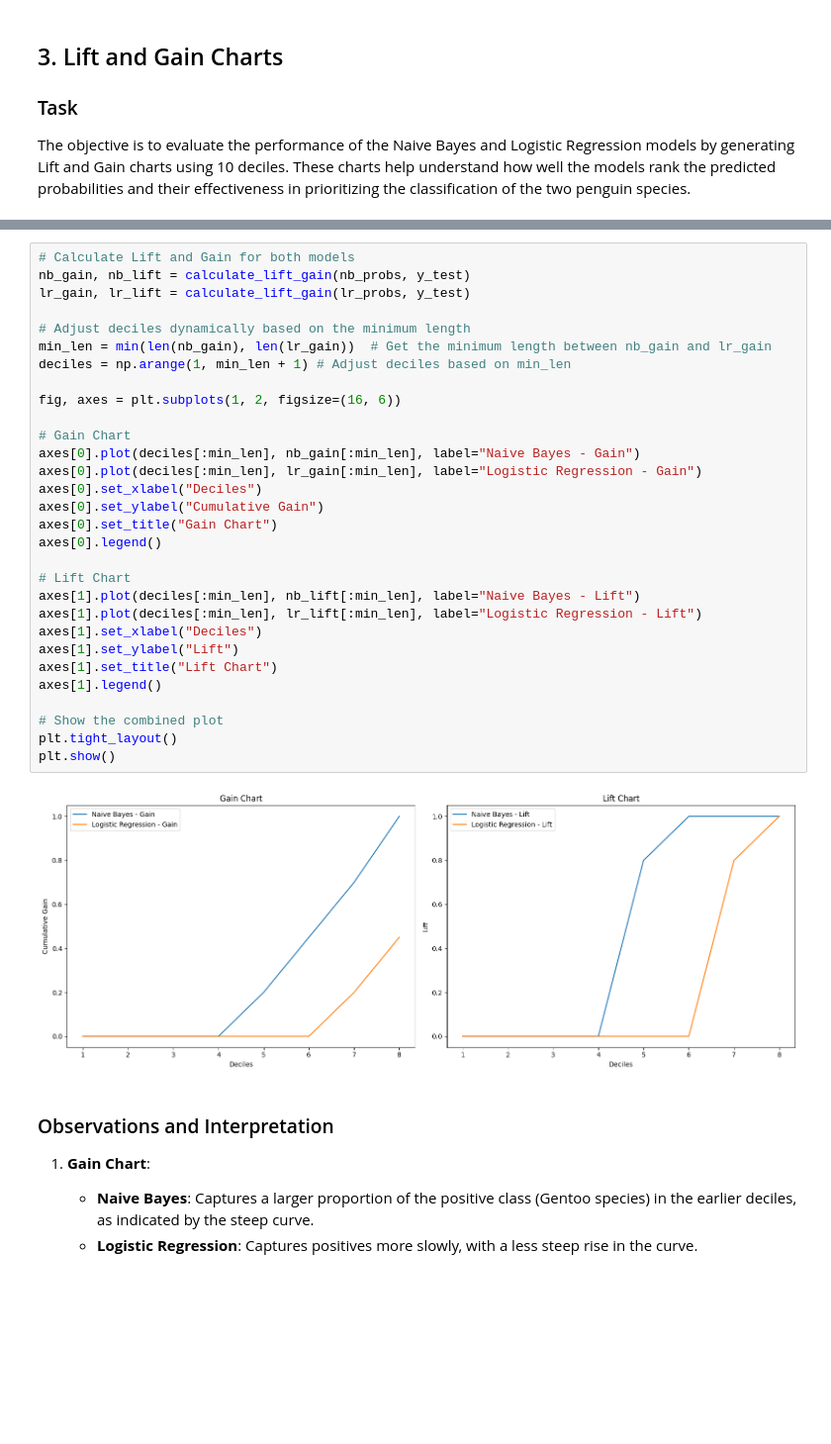
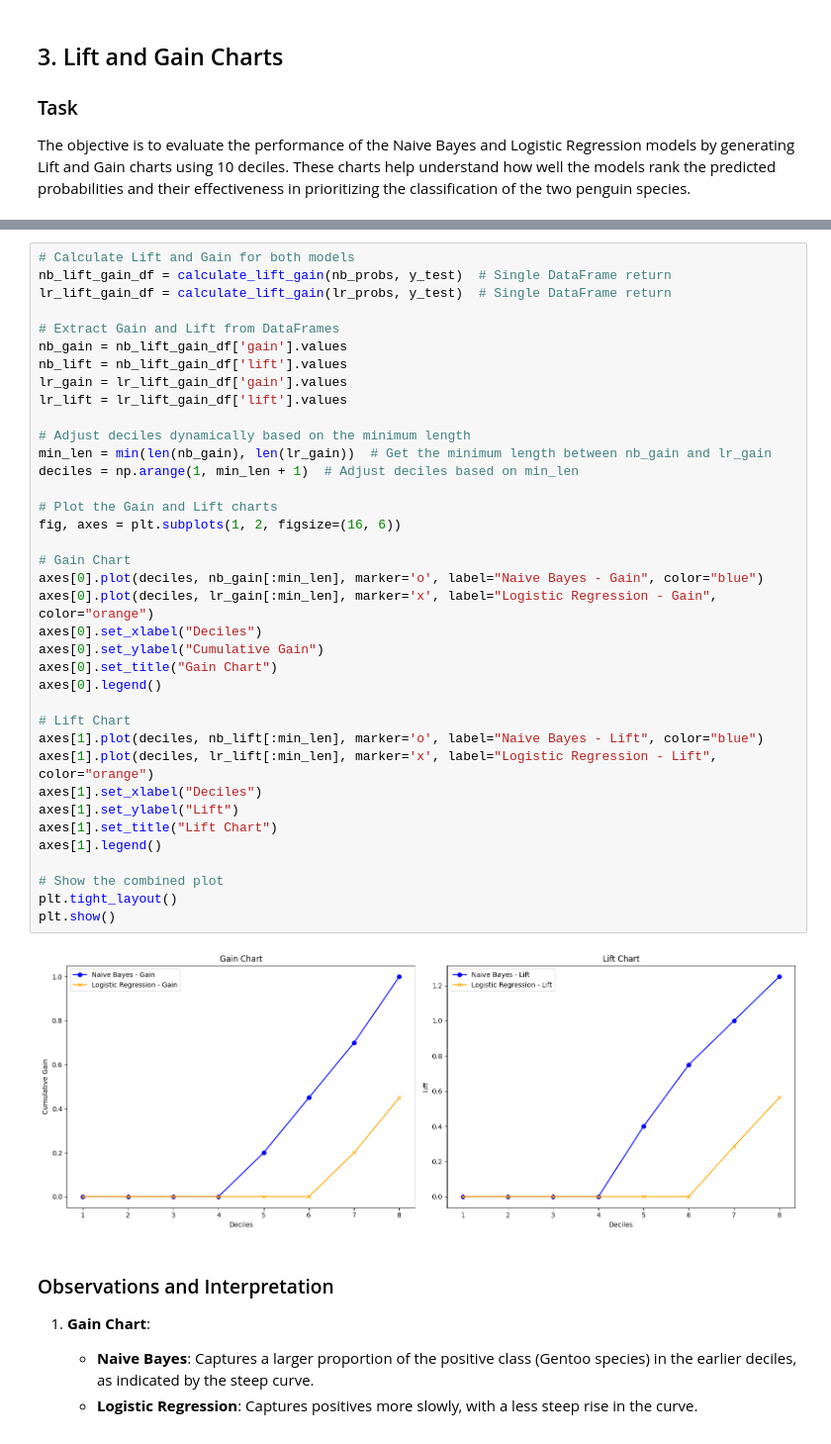
Before and after one commit to AmitPrajapati1978/Generative_AI, a Jupyter notebook: Assignment_2/Amit_Prajapati_GEN_AI_Assignement_2.ipynb, the cells around one changed output, grey strips where cells are left out. Shown at 99% size. Drawn from its saved outputs; the diff is of its cells as text; blank space fills up the shorter version.

```diff
--- a/Assignment_2/Amit_Prajapati_GEN_AI_Assignement_2.ipynb
+++ b/Assignment_2/Amit_Prajapati_GEN_AI_Assignement_2.ipynb
@@ -191,35 +239,42 @@ def calculate_lift_gain(probs, true_labels):
 # %%
 # Calculate Lift and Gain for both models
-nb_gain, nb_lift = calculate_lift_gain(nb_probs, y_test)
-lr_gain, lr_lift = calculate_lift_gain(lr_probs, y_test)
+nb_lift_gain_df = calculate_lift_gain(nb_probs, y_test)  # Single DataFrame return
+lr_lift_gain_df = calculate_lift_gain(lr_probs, y_test)  # Single DataFrame return
+
+# Extract Gain and Lift from DataFrames
+nb_gain = nb_lift_gain_df['gain'].values
+nb_lift = nb_lift_gain_df['lift'].values
+lr_gain = lr_lift_gain_df['gain'].values
+lr_lift = lr_lift_gain_df['lift'].values
 
 # Adjust deciles dynamically based on the minimum length
 min_len = min(len(nb_gain), len(lr_gain))  # Get the minimum length between nb_gain and lr_gain
-deciles = np.arange(1, min_len + 1) # Adjust deciles based on min_len
+deciles = np.arange(1, min_len + 1)  # Adjust deciles based on min_len
 
+# Plot the Gain and Lift charts
 fig, axes = plt.subplots(1, 2, figsize=(16, 6))
 
 # Gain Chart
-axes[0].plot(deciles[:min_len], nb_gain[:min_len], label="Naive Bayes - Gain")
-axes[0].plot(deciles[:min_len], lr_gain[:min_len], label="Logistic Regression - Gain")
+axes[0].plot(deciles, nb_gain[:min_len], marker='o', label="Naive Bayes - Gain", color="blue")
+axes[0].plot(deciles, lr_gain[:min_len], marker='x', label="Logistic Regression - Gain", color="orange")
 axes[0].set_xlabel("Deciles")
 axes[0].set_ylabel("Cumulative Gain")
 axes[0].set_title("Gain Chart")
 axes[0].legend()
 
 # Lift Chart
-axes[1].plot(deciles[:min_len], nb_lift[:min_len], label="Naive Bayes - Lift")
-axes[1].plot(deciles[:min_len], lr_lift[:min_len], label="Logistic Regression - Lift")
+axes[1].plot(deciles, nb_lift[:min_len], marker='o', label="Naive Bayes - Lift", color="blue")
+axes[1].plot(deciles, lr_lift[:min_len], marker='x', label="Logistic Regression - Lift", color="orange")
 axes[1].set_xlabel("Deciles")
 axes[1].set_ylabel("Lift")
 axes[1].set_title("Lift Chart")
 axes[1].legend()
 
 # Show the combined plot
 plt.tight_layout()
 plt.show()
 # %% [output]
-[figure, old version]
+[figure, new version]
 # %% [markdown]
 ### Observations and Interpretation
 
```
Also changed, not shown: parts of 8 cells of this notebook.
